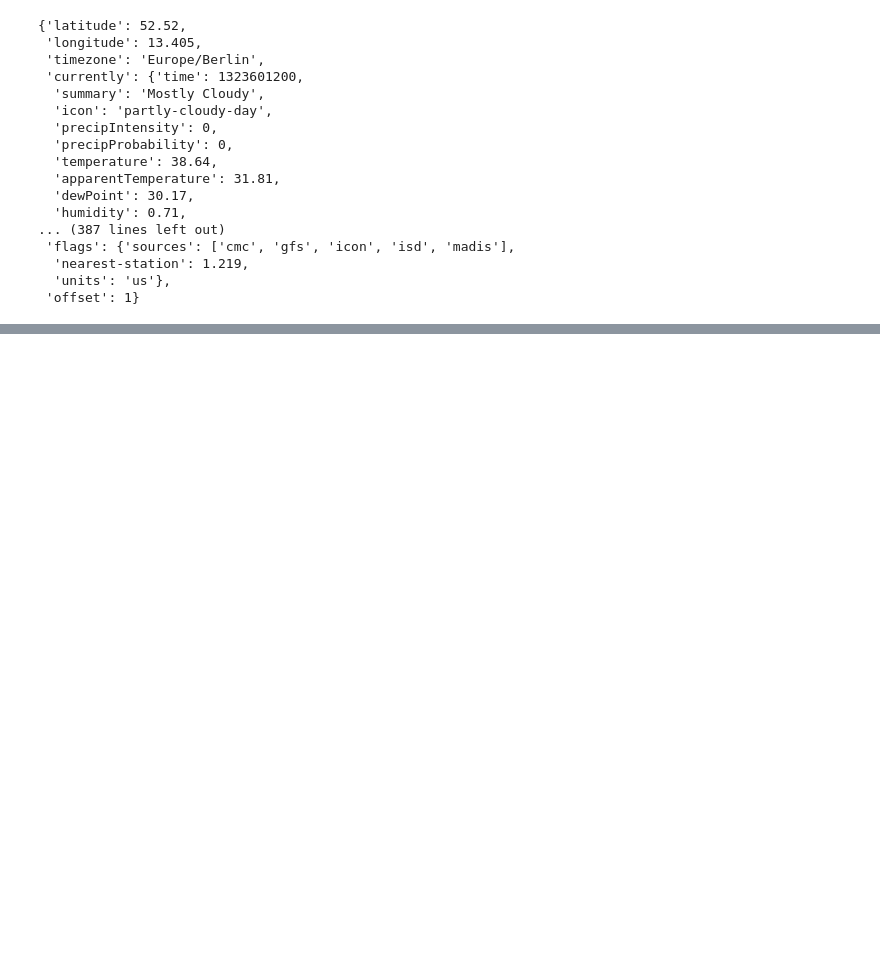
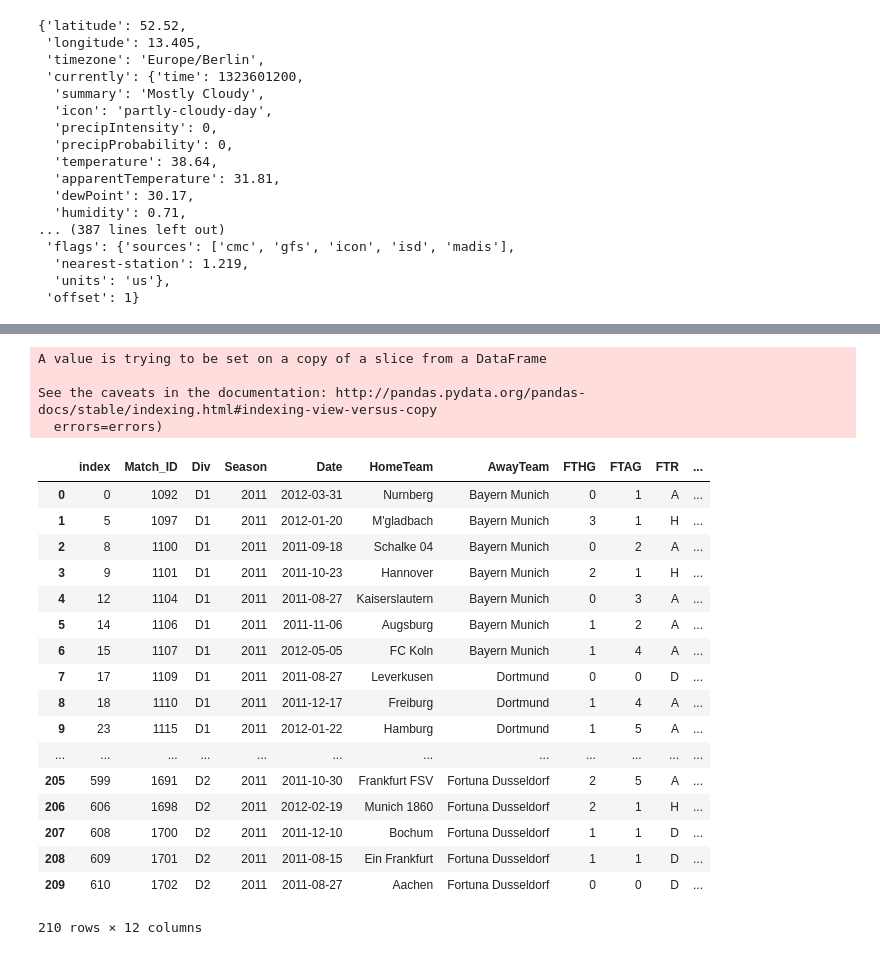
Before and after one commit to Abhiolar/Match-predictions-using-weather-SQL-, a Jupyter notebook: PROJECT MOD_2 ROUGH.ipynb, the cells around one changed output, grey strips where cells are left out. Saved outputs shown, nothing was run; the diff lists cells and outputs as text; code cells hidden in the pictures; blank space fills up the shorter version.

```diff
--- a/PROJECT MOD_2 ROUGH.ipynb
+++ b/PROJECT MOD_2 ROUGH.ipynb
@@ -370,0 +698,28 @@ for keys i
+# %%
+wet_match_days_df.drop(wet_match_days_df.loc[wet_match_days_df['Div']== 'E0'].index, inplace=True)
+# %% [output]
+A value is trying to be set on a copy of a slice from a DataFrame
+
+See the caveats in the documentation: http://pandas.pydata.org/pandas-docs/stable/indexing.html#indexing-view-versus-copy
+  errors=errors)
+# %%
+wet_match_days_df
+# %% [output]
+|  | index | Match_ID | Div | Season | Date | HomeTeam | AwayTeam | FTHG | FTAG | FTR | ... |
+| 0 | 0 | 1092 | D1 | 2011 | 2012-03-31 | Nurnberg | Bayern Munich | 0 | 1 | A | ... |
+| 1 | 5 | 1097 | D1 | 2011 | 2012-01-20 | M'gladbach | Bayern Munich | 3 | 1 | H | ... |
+| 2 | 8 | 1100 | D1 | 2011 | 2011-09-18 | Schalke 04 | Bayern Munich | 0 | 2 | A | ... |
+| 3 | 9 | 1101 | D1 | 2011 | 2011-10-23 | Hannover | Bayern Munich | 2 | 1 | H | ... |
+| 4 | 12 | 1104 | D1 | 2011 | 2011-08-27 | Kaiserslautern | Bayern Munich | 0 | 3 | A | ... |
+| 5 | 14 | 1106 | D1 | 2011 | 2011-11-06 | Augsburg | Bayern Munich | 1 | 2 | A | ... |
+| 6 | 15 | 1107 | D1 | 2011 | 2012-05-05 | FC Koln | Bayern Munich | 1 | 4 | A | ... |
+| 7 | 17 | 1109 | D1 | 2011 | 2011-08-27 | Leverkusen | Dortmund | 0 | 0 | D | ... |
+| 8 | 18 | 1110 | D1 | 2011 | 2011-12-17 | Freiburg | Dortmund | 1 | 4 | A | ... |
+| 9 | 23 | 1115 | D1 | 2011 | 2012-01-22 | Hamburg | Dortmund | 1 | 5 | A | ... |
+| ... | ... | ... | ... | ... | ... | ... | ... | ... | ... | ... | ... |
+| 205 | 599 | 1691 | D2 | 2011 | 2011-10-30 | Frankfurt FSV | Fortuna Dusseldorf | 2 | 5 | A | ... |
+| 206 | 606 | 1698 | D2 | 2011 | 2012-02-19 | Munich 1860 | Fortuna Dusseldorf | 2 | 1 | H | ... |
+| 207 | 608 | 1700 | D2 | 2011 | 2011-12-10 | Bochum | Fortuna Dusseldorf | 1 | 1 | D | ... |
+| 208 | 609 | 1701 | D2 | 2011 | 2011-08-15 | Ein Frankfurt | Fortuna Dusseldorf | 1 | 1 | D | ... |
+| 209 | 610 | 1702 | D2 | 2011 | 2011-08-27 | Aachen | Fortuna Dusseldorf | 0 | 0 | D | ... |
+210 rows × 12 columns
```
Also changed, not shown: parts of 54 cells of this notebook, 1 other file.
